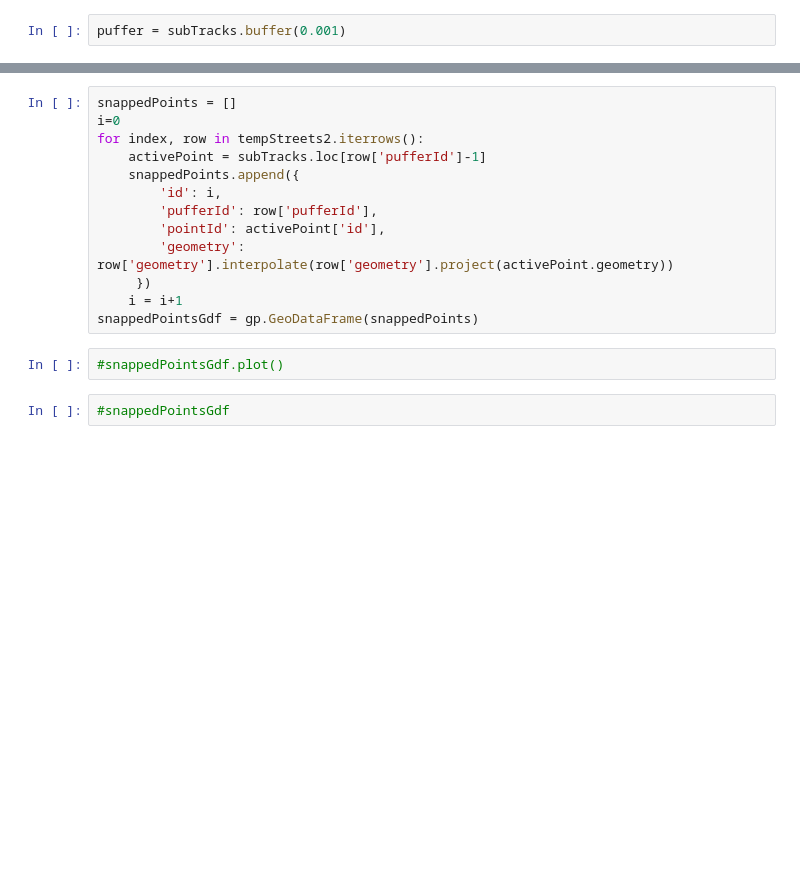
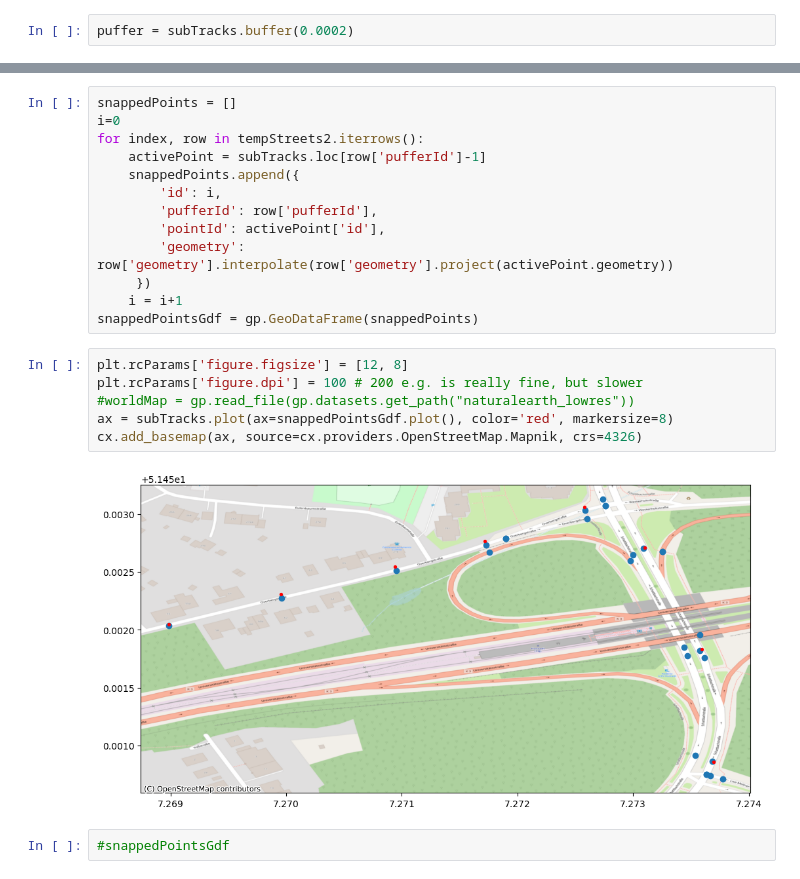
Before and after one commit to bogeo/envirocar-map-matching-notebook, a Jupyter notebook: enviroCar.ipynb, the cells around one changed output, grey strips where cells are left out. Saved outputs shown, nothing was run; the diff lists cells and outputs as text; blank space fills up the shorter version.

```diff
--- a/enviroCar.ipynb
+++ b/enviroCar.ipynb
@@ -104,5 +90,5 @@ cx.add_basemap(ax, source=cx.providers.OpenStreetMap.Mapnik, crs=4326)
 # %%
-puffer = subTracks.buffer(0.001)
+puffer = subTracks.buffer(0.0002)
 # %%
 puffergdf = gp.GeoDataFrame(geometry=puffer)
 # %%
@@ -129,8 +115,14 @@ for index, row in tempStreets2.iterrows():
      })
     i = i+1
 snappedPointsGdf = gp.GeoDataFrame(snappedPoints)
-# %%
-#snappedPointsGdf.plot()
+# %%
+plt.rcParams['figure.figsize'] = [12, 8]
+plt.rcParams['figure.dpi'] = 100 # 200 e.g. is really fine, but slower
+#worldMap = gp.read_file(gp.datasets.get_path("naturalearth_lowres"))
+ax = subTracks.plot(ax=snappedPointsGdf.plot(), color='red', markersize=8)
+cx.add_basemap(ax, source=cx.providers.OpenStreetMap.Mapnik, crs=4326)
+# %% [output]
+[figure, added]
 # %%
 #snappedPointsGdf
 # %%
```
Also changed, not shown: parts of 23 cells of this notebook.
